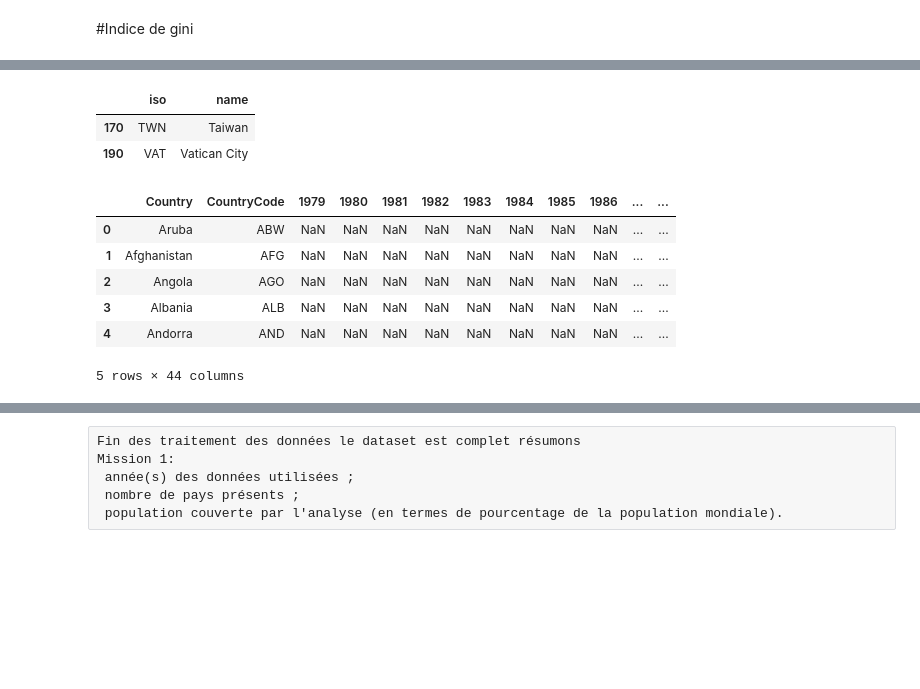
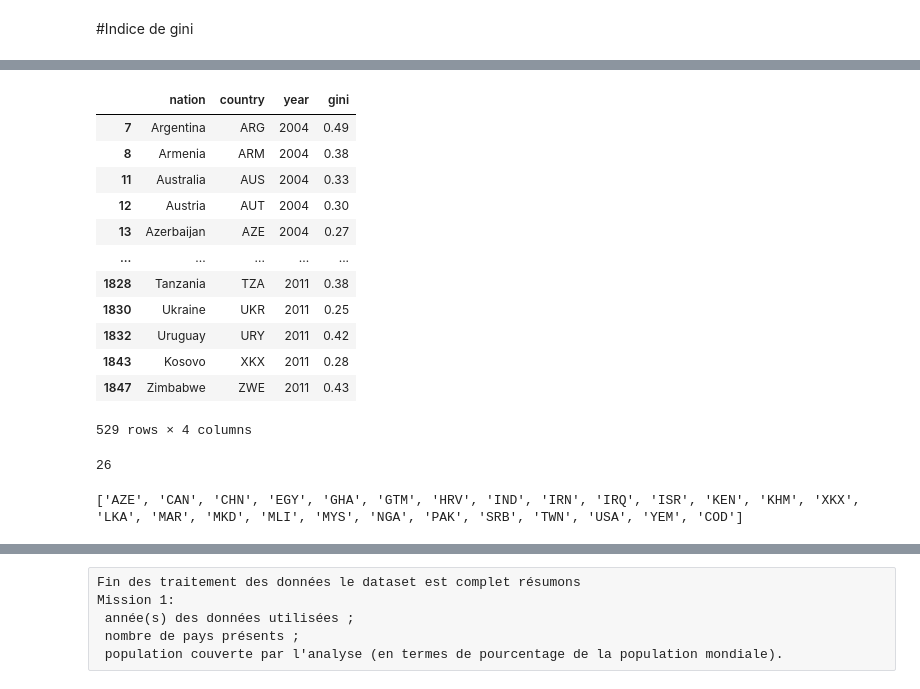
Before and after one commit to yassineBenHassoun/data-analysis-income-predict, a Jupyter notebook: app/jupyter/resources/project/mission_7.ipynb, the cells around one changed output, grey strips where cells are left out. Drawn from its saved outputs; the diff is of its cells as text; code cells hidden in the pictures; blank space fills up the shorter version.

```diff
--- a/app/jupyter/resources/project/mission_7.ipynb
+++ b/app/jupyter/resources/project/mission_7.ipynb
@@ -233,24 +296,27 @@ giniWorld
+# %%
+giniMelt
+# %% [output]
+|  | nation | country | year | gini |
+| 7 | Argentina | ARG | 2004 | 0.49 |
+| 8 | Armenia | ARM | 2004 | 0.38 |
+| 11 | Australia | AUS | 2004 | 0.33 |
+| 12 | Austria | AUT | 2004 | 0.30 |
+| 13 | Azerbaijan | AZE | 2004 | 0.27 |
+| ... | ... | ... | ... | ... |
+| 1828 | Tanzania | TZA | 2011 | 0.38 |
+| 1830 | Ukraine | UKR | 2011 | 0.25 |
+| 1832 | Uruguay | URY | 2011 | 0.42 |
+| 1843 | Kosovo | XKX | 2011 | 0.28 |
+| 1847 | Zimbabwe | ZWE | 2011 | 0.43 |
+529 rows × 4 columns
 # %%
-# pays depuis iso si il existe pas dans le df gini
-missGiniIso = ~np.isin(countryCodes['iso'].values, giniWorld.CountryCode.values)
-countryCodes.loc[missGiniIso,['iso', 'name']]
+# Indice Manquant
+missingGini = incomes[incomes['gini'].isna()][['country', 'year']]
+missingCountry = list(missingGini['country'].unique())
+len(missingCountry)
 # %% [output]
-|  | iso | name |
-| 170 | TWN | Taiwan |
-| 190 | VAT | Vatican City |
+26
-# %%
-new_row = pd.DataFrame({'Country': ['Taiwan'], 'CountryCode': ['TWN']})
-new_row.loc[:, '1979':'2017'] = float('nan')
-giniWorld = pd.concat([giniWorld, new_row], ignore_index=True)
-giniWorld.loc[giniWorld['CountryCode'] == 'TWN', 1995] = 31.8
-giniWorld.loc[giniWorld['CountryCode'] == 'TWN', 2005] = 34
-giniWorld.loc[giniWorld['CountryCode'] == 'TWN', 2010] = 34.1
-giniWorld.head()
-# %% [output]
-|  | Country | CountryCode | 1979 | 1980 | 1981 | 1982 | 1983 | 1984 | 1985 | 1986 | ... | ... |
-| 0 | Aruba | ABW | NaN | NaN | NaN | NaN | NaN | NaN | NaN | NaN | ... | ... |
-| 1 | Afghanistan | AFG | NaN | NaN | NaN | NaN | NaN | NaN | NaN | NaN | ... | ... |
-| 2 | Angola | AGO | NaN | NaN | NaN | NaN | NaN | NaN | NaN | NaN | ... | ... |
-| 3 | Albania | ALB | NaN | NaN | NaN | NaN | NaN | NaN | NaN | NaN | ... | ... |
-| 4 | Andorra | AND | NaN | NaN | NaN | NaN | NaN | NaN | NaN | NaN | ... | ... |
-5 rows × 44 columns
+# %%
+print(missingCountry)
+# %% [output]
+['AZE', 'CAN', 'CHN', 'EGY', 'GHA', 'GTM', 'HRV', 'IND', 'IRN', 'IRQ', 'ISR', 'KEN', 'KHM', 'XKX', 'LKA', 'MAR', 'MKD', 'MLI', 'MYS', 'NGA', 'PAK', 'SRB', 'TWN', 'USA', 'YEM', 'COD']
```
Also changed, not shown: parts of 45 cells of this notebook, 5 other files.
